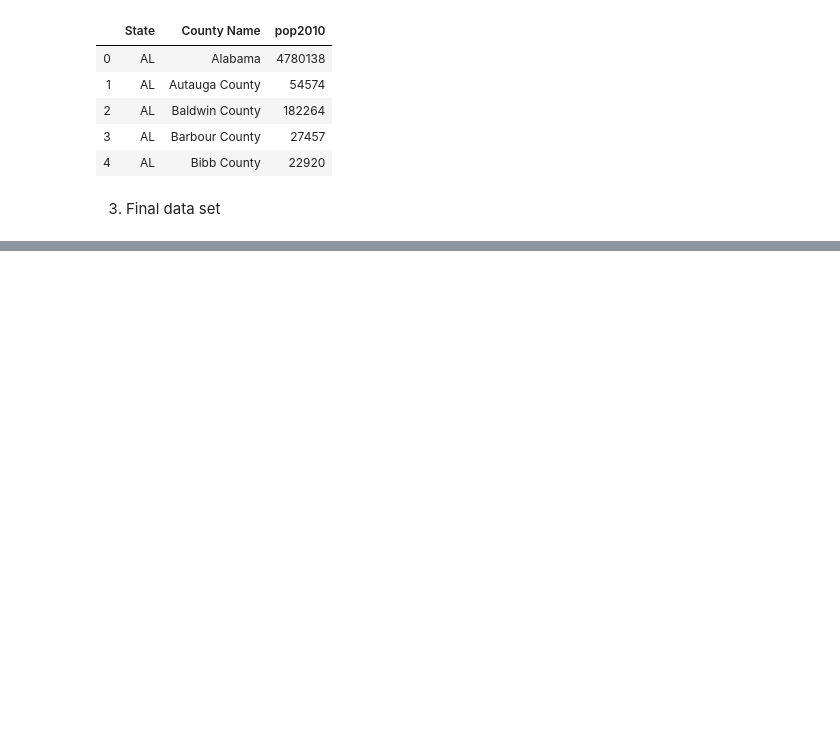
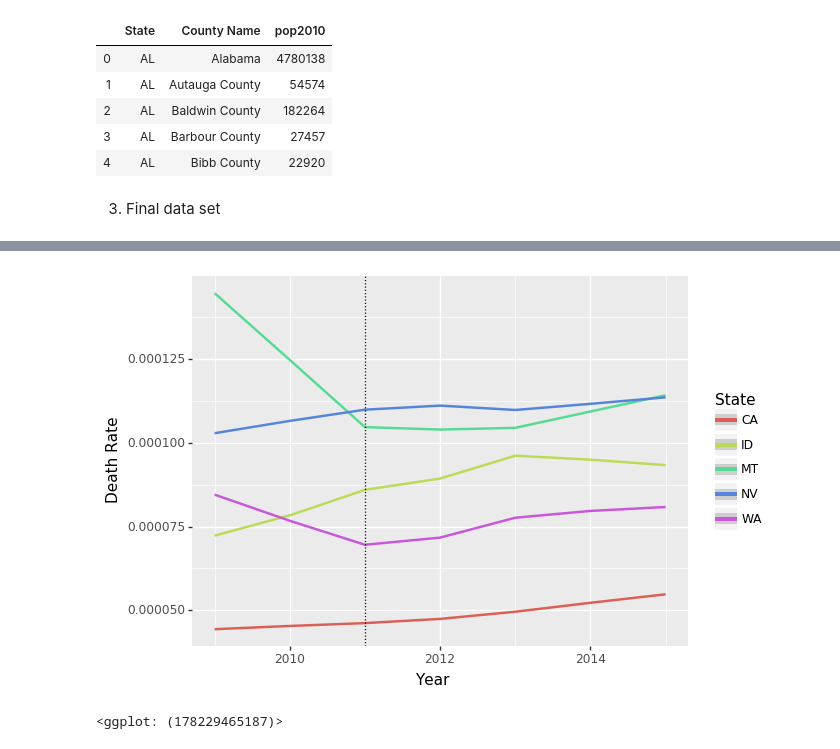
Before and after one commit to VishaalVenkatesh/estimating-impact-of-opioid-prescriptions, a Jupyter notebook: 10_code/overdose/IDS690_Project_Overdose_Death.ipynb, the cells around one changed output, grey strips where cells are left out. Cells and saved outputs as stored; diff of their text form; code cells hidden in the pictures; blank space fills up the shorter version.

```diff
--- a/10_code/overdose/IDS690_Project_Overdose_Death.ipynb
+++ b/10_code/overdose/IDS690_Project_Overdose_Death.ipynb
@@ -161,0 +184,9 @@ df_final.head()
+# %%
+# select WA and four adjacent States
+df_sel2=df_final_2[(df_final_2['State']=='WA') | (df_final_2['State']=='ID') | (df_final_2['State']=='CA') |(df_final_2['State']=='MT') | (df_final_2['State']=='NV') ]
+# %%
+fig=(ggplot(aes(x='Year', y='Death Rate', group = 'State', color = 'State') , data = df_sel2) + geom_smooth()  + geom_vline(xintercept=2011, linetype = "dotted") + xlim(2009, 2015))
+fig
+# %% [output]
+[figure, added]
+<ggplot: (178229465187)>
```
Also changed, not shown: parts of 26 cells of this notebook, 1 other file.
